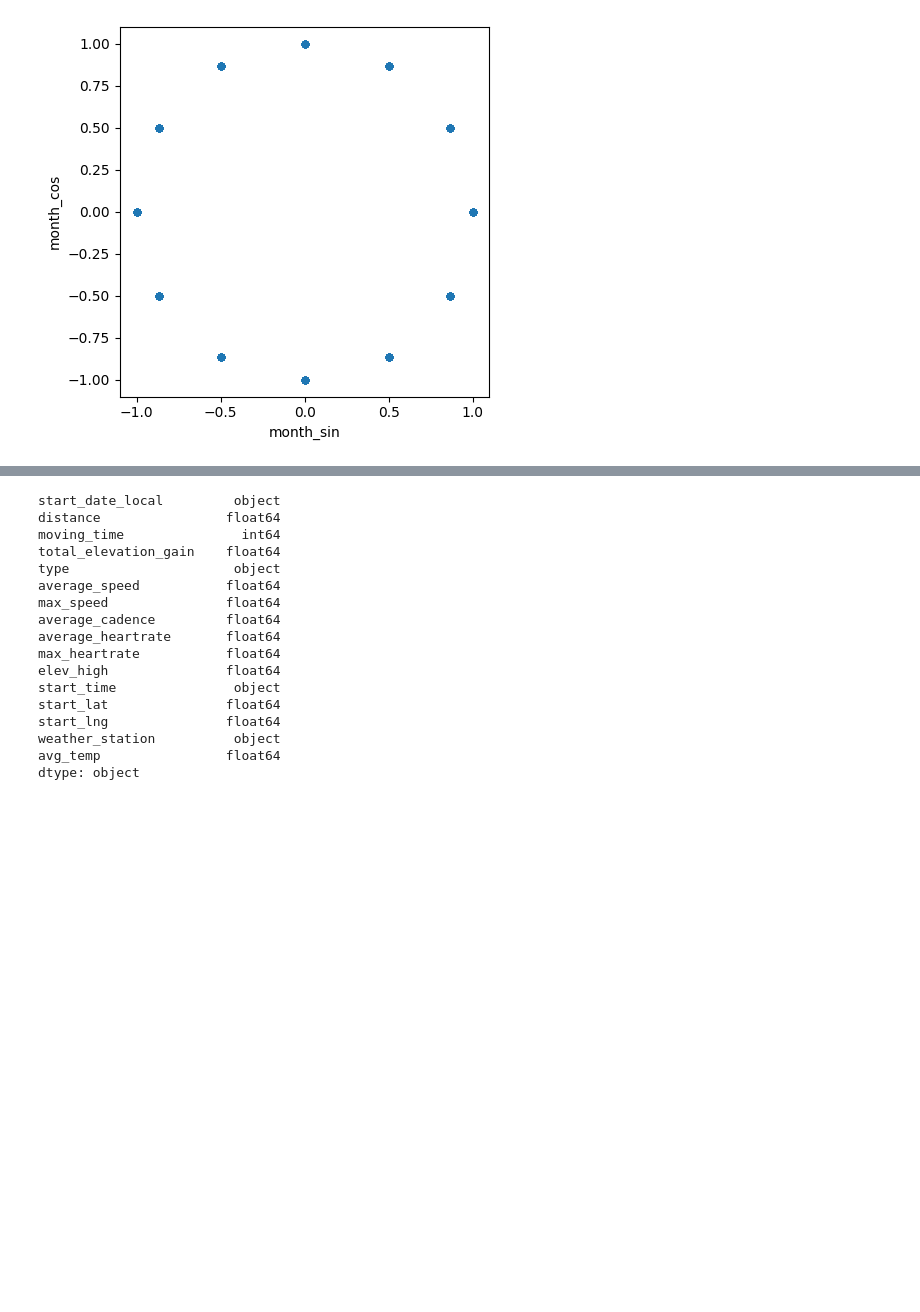
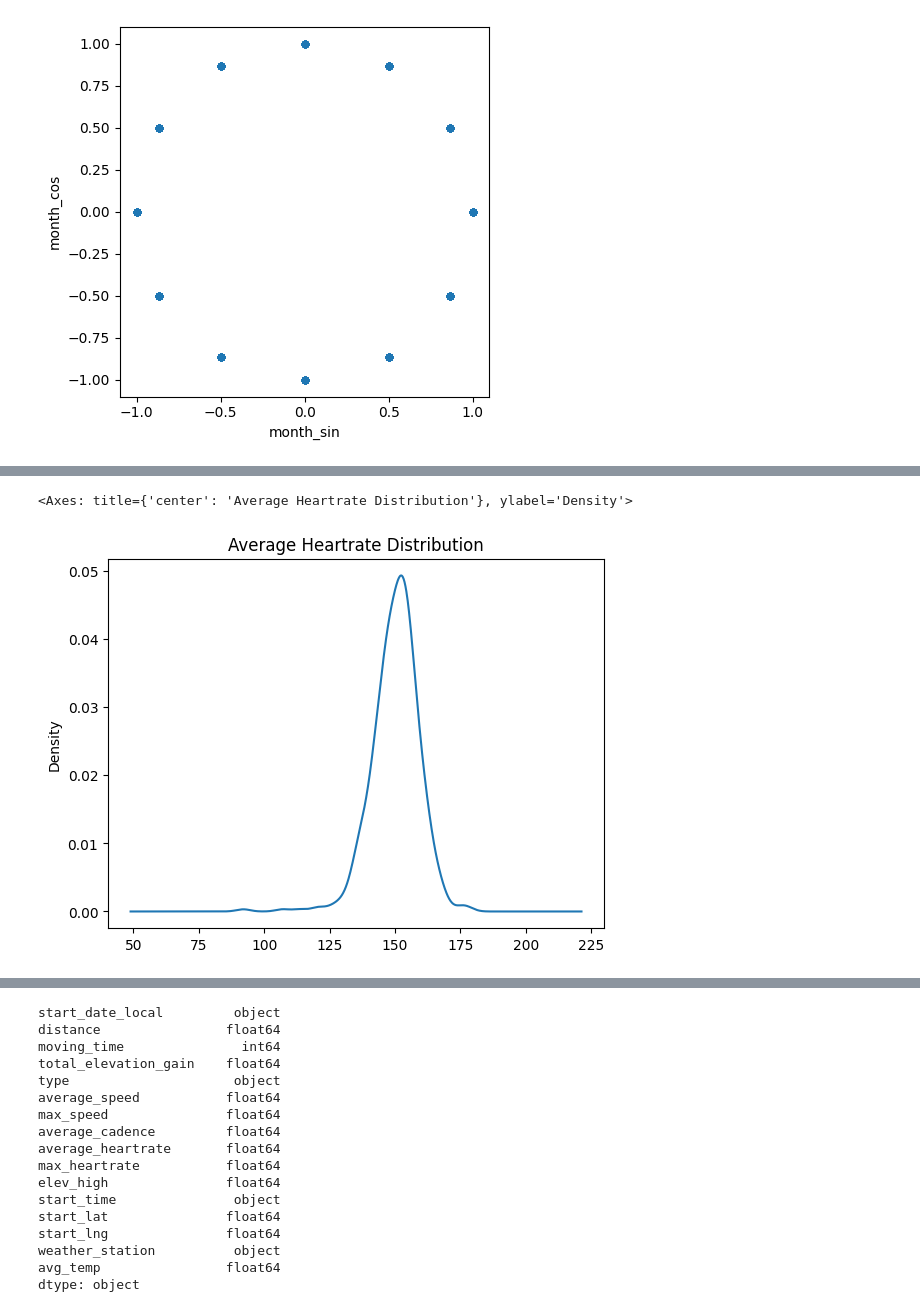
Before and after one commit to katdeegan/strava-projects, a Jupyter notebook: strava-data-test.ipynb, the cells around one changed output, grey strips where cells are left out. Drawn from its saved outputs; the diff is of its cells as text; code cells hidden in the pictures; blank space fills up the shorter version.

```diff
--- a/strava-data-test.ipynb
+++ b/strava-data-test.ipynb
@@ -474,0 +490,5 @@ run_activities_encoded_2
+# %%
+run_activities_encoded_2["average_heartrate"].plot(kind="kde", title="Average Heartrate Distribution")
+# %% [output]
+<Axes: title={'center': 'Average Heartrate Distribution'}, ylabel='Density'>
+[figure, added]
```
Also changed, not shown: parts of 13 cells of this notebook.
